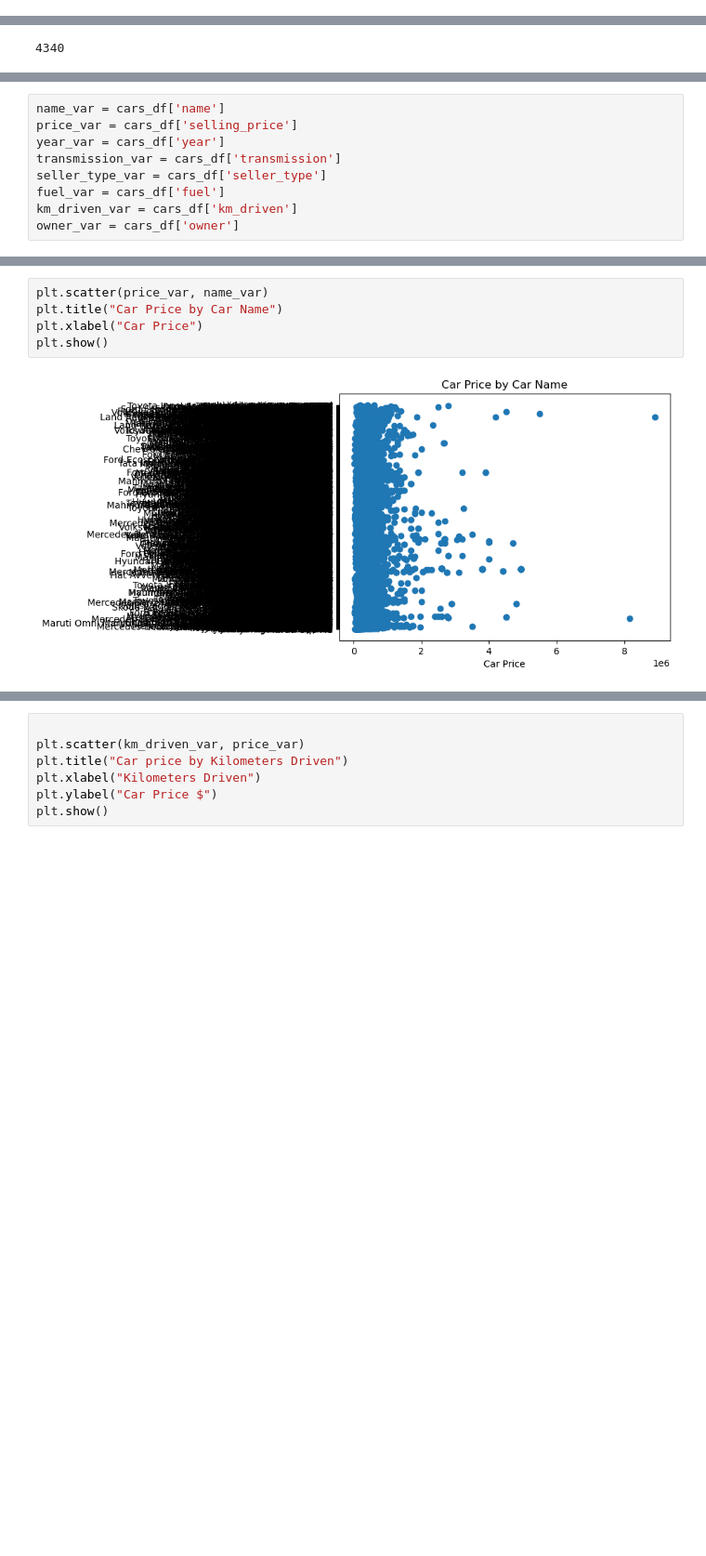
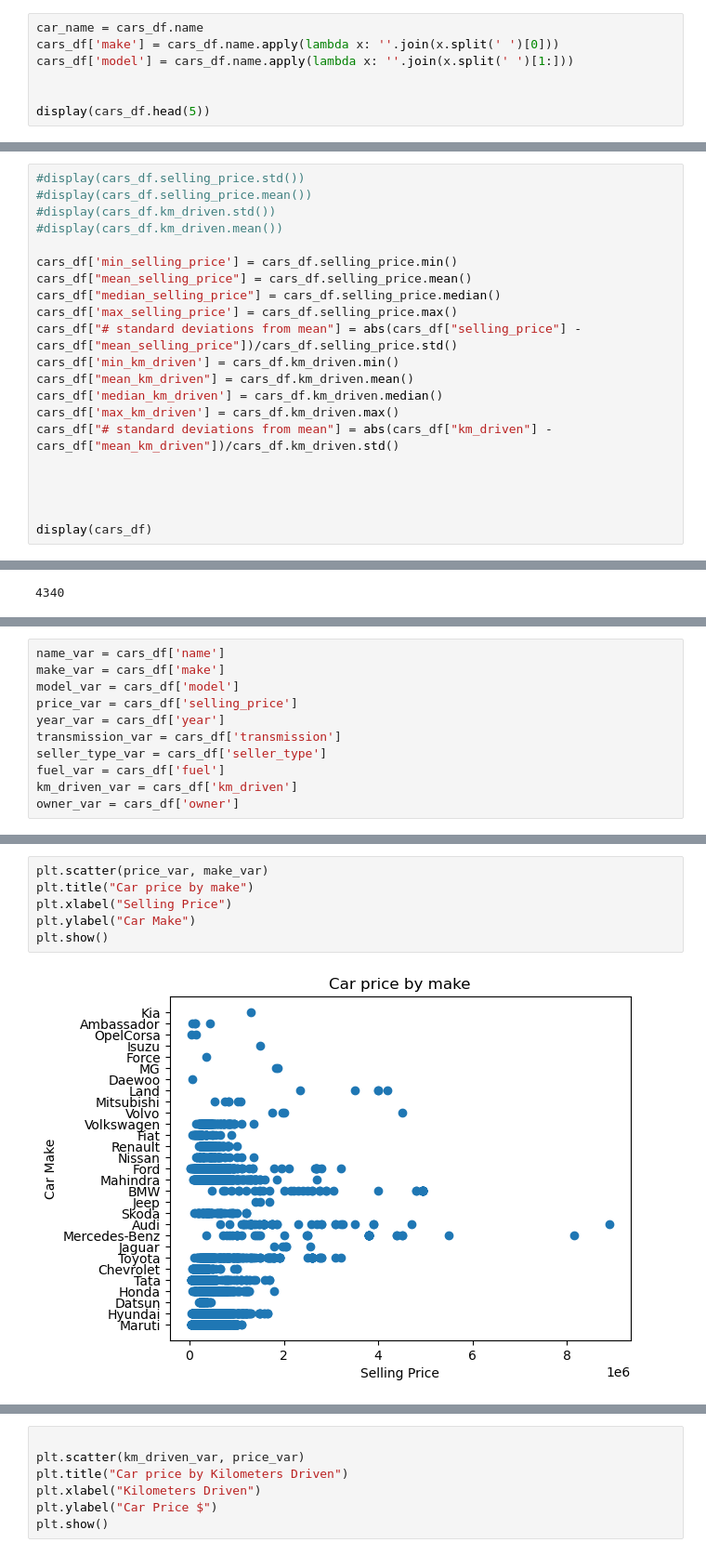
Before and after one commit to Scottymichaelmillerguy/cars-details-repo, a Jupyter notebook: car-details.ipynb, the cells around one changed output, grey strips where cells are left out. Shown: that part at 93% size. Cells and saved outputs as stored; diff of their text form; blank space fills up the shorter version.

```diff
--- a/car-details.ipynb
+++ b/car-details.ipynb
@@ -22,0 +38,7 @@ cars_df = pd.DataFrame(cars)
+# %%
+car_name = cars_df.name
+cars_df['make'] = cars_df.name.apply(lambda x: ''.join(x.split(' ')[0]))
+cars_df['model'] = cars_df.name.apply(lambda x: ''.join(x.split(' ')[1:]))
+
+
+display(cars_df.head(5))
@@ -65,0 +91,21 @@ cars_df.head(5)
+# %%
+#display(cars_df.selling_price.std())
+#display(cars_df.selling_price.mean())
+#display(cars_df.km_driven.std())
+#display(cars_df.km_driven.mean())
+
+cars_df['min_selling_price'] = cars_df.selling_price.min()
+cars_df["mean_selling_price"] = cars_df.selling_price.mean()
+cars_df["median_selling_price"] = cars_df.selling_price.median()
+cars_df['max_selling_price'] = cars_df.selling_price.max()
+cars_df["# standard deviations from mean"] = abs(cars_df["selling_price"] - cars_df["mean_selling_price"])/cars_df.selling_price.std()
+cars_df['min_km_driven'] = cars_df.km_driven.min()
+cars_df["mean_km_driven"] = cars_df.km_driven.mean()
+cars_df['median_km_driven'] = cars_df.km_driven.median()
+cars_df['max_km_driven'] = cars_df.km_driven.max()
+cars_df["# standard deviations from mean"] = abs(cars_df["km_driven"] - cars_df["mean_km_driven"])/cars_df.km_driven.std()
+
+
+
+
+display(cars_df)
@@ -70,5 +132,7 @@ len(cars_df)
 # %%
 name_var = cars_df['name']
+make_var = cars_df['make']
+model_var = cars_df['model']
 price_var = cars_df['selling_price']
 year_var = cars_df['year']
 transmission_var = cars_df['transmission']
@@ -82,7 +145,8 @@ owner_var = cars_df['owner']
 # %%
-plt.scatter(price_var, name_var)
-plt.title("Car Price by Car Name")
-plt.xlabel("Car Price")
+plt.scatter(price_var, make_var)
+plt.title("Car price by make")
+plt.xlabel("Selling Price")
+plt.ylabel("Car Make")
 plt.show()
 # %% [output]
-[figure, old version]
+[figure, new version]
```
Also changed, not shown: parts of 42 cells of this notebook.
